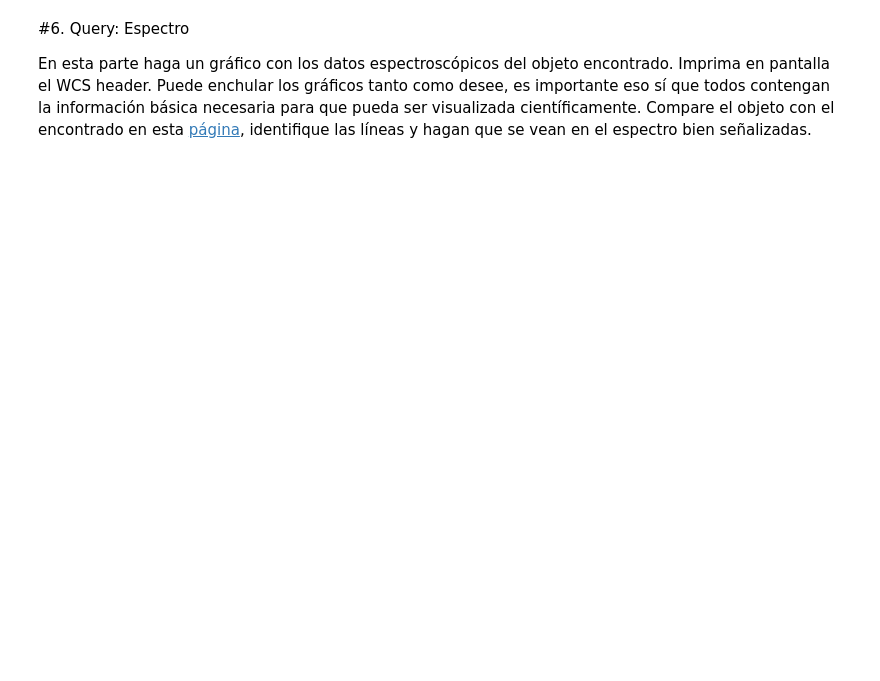
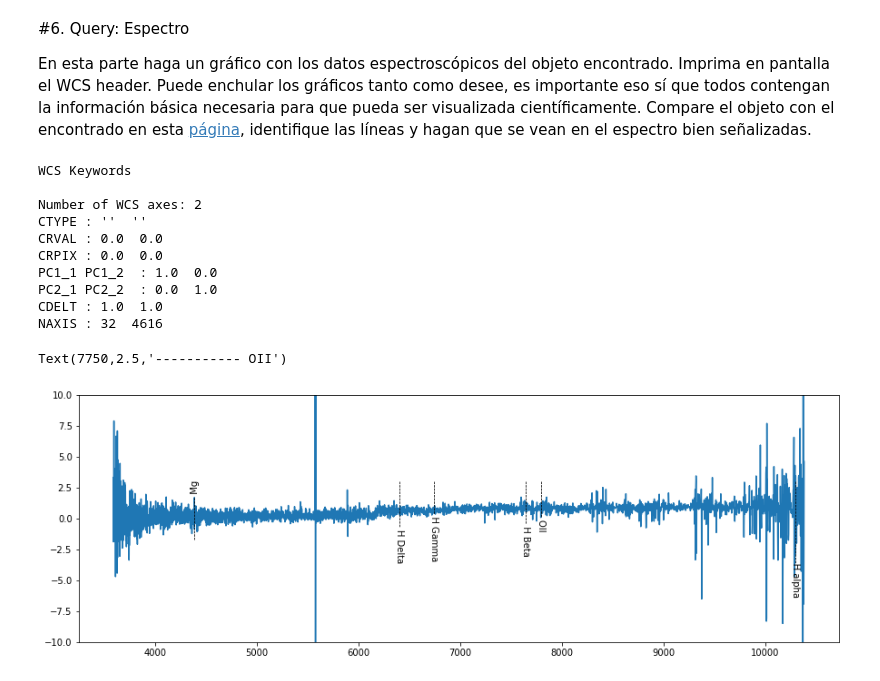
Before and after one commit to SantiagoRios21/minitarea4, a Jupyter notebook: minitarea4.ipynb, the cells around one changed output. Saved outputs shown, nothing was run; the diff lists cells and outputs as text; code cells hidden in the pictures; blank space fills up the shorter version.

```diff
--- a/minitarea4.ipynb
+++ b/minitarea4.ipynb
@@ -253,3 +219,34 @@ plt.grid(b=None)
 #6. Query: Espectro
 
 En esta parte haga un gráfico con los datos espectroscópicos del objeto encontrado. Imprima en pantalla el WCS header. Puede enchular los gráficos tanto como desee, es importante eso sí que todos contengan la información básica necesaria para que pueda ser visualizada científicamente. Compare el objeto con el encontrado en esta [página](http://skyserver.sdss.org/dr15/en/tools/chart/navi.aspx), identifique las líneas y hagan que se vean en el espectro bien señalizadas.
+# %%
+
+spfits=sp[0][1]
+spheader=spfits.header #obtenemos el header
+spwcs=WCS(spheader)
+print(spwcs) #imprimimos el wcs header
+scidata = spfits.data
+flux = scidata['flux'] #sacamos el flujo
+lam = scidata['loglam']
+plt.figure(figsize=(15,5))
+plt.plot(10**(lam), flux)
+plt.ylim((-10,10))
+plt.text(4350,2.5,'------------- Mg',rotation=+90)
+plt.text(10250,2.5,'-------------------------H alpha',rotation=-90)
+plt.text(7600,2.5,'------------- H Beta',rotation=-90)
+plt.text(6360,2.5,'-------------- H Delta',rotation=-90)
+plt.text(6700,2.5,'---------- H Gamma',rotation=-90)
+plt.text(7750,2.5,'----------- OII',rotation=-90)
+# %% [output]
+WCS Keywords
+
+Number of WCS axes: 2
+CTYPE : ''  ''
+CRVAL : 0.0  0.0
+CRPIX : 0.0  0.0
+PC1_1 PC1_2  : 1.0  0.0
+PC2_1 PC2_2  : 0.0  1.0
+CDELT : 1.0  1.0
+NAXIS : 32  4616
+Text(7750,2.5,'----------- OII')
+[figure, added]
```
Also changed, not shown: parts of 8 cells of this notebook.
